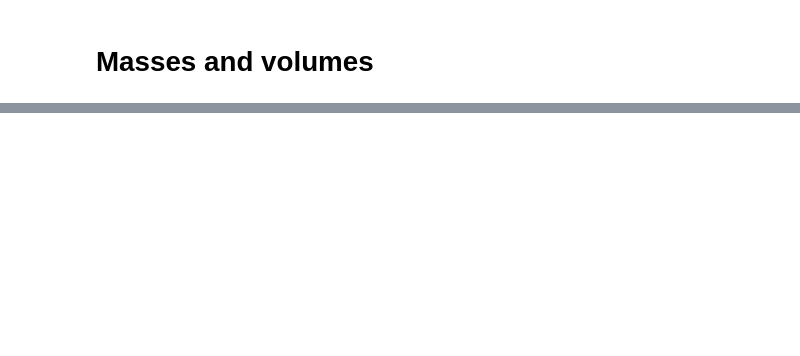
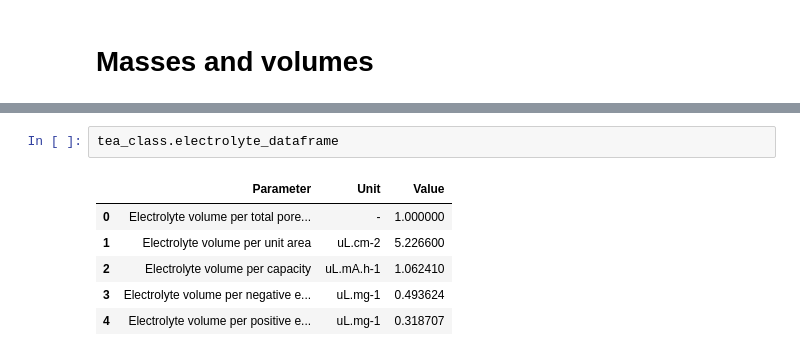
Before and after one commit to pybamm-team/pybamm-tea, a Jupyter notebook: examples/masses_and_volumes.ipynb, the cells around one changed output, grey strips where cells are left out. Cells and saved outputs as stored; diff of their text form; blank space fills up the shorter version.

```diff
--- a/examples/masses_and_volumes.ipynb
+++ b/examples/masses_and_volumes.ipynb
@@ -354,0 +246,9 @@ interactive(children=(FloatSlider(value=0.4, description='y100', max=0.99999, st
+# %%
+tea_class.electrolyte_dataframe
+# %% [output]
+|  | Parameter | Unit | Value |
+| 0 | Electrolyte volume per total pore... | - | 1.000000 |
+| 1 | Electrolyte volume per unit area | uL.cm-2 | 5.226600 |
+| 2 | Electrolyte volume per capacity | uL.mA.h-1 | 1.062410 |
+| 3 | Electrolyte volume per negative e... | uL.mg-1 | 0.493624 |
+| 4 | Electrolyte volume per positive e... | uL.mg-1 | 0.318707 |
```
Also changed, not shown: parts of 16 cells of this notebook, 14 other files.
